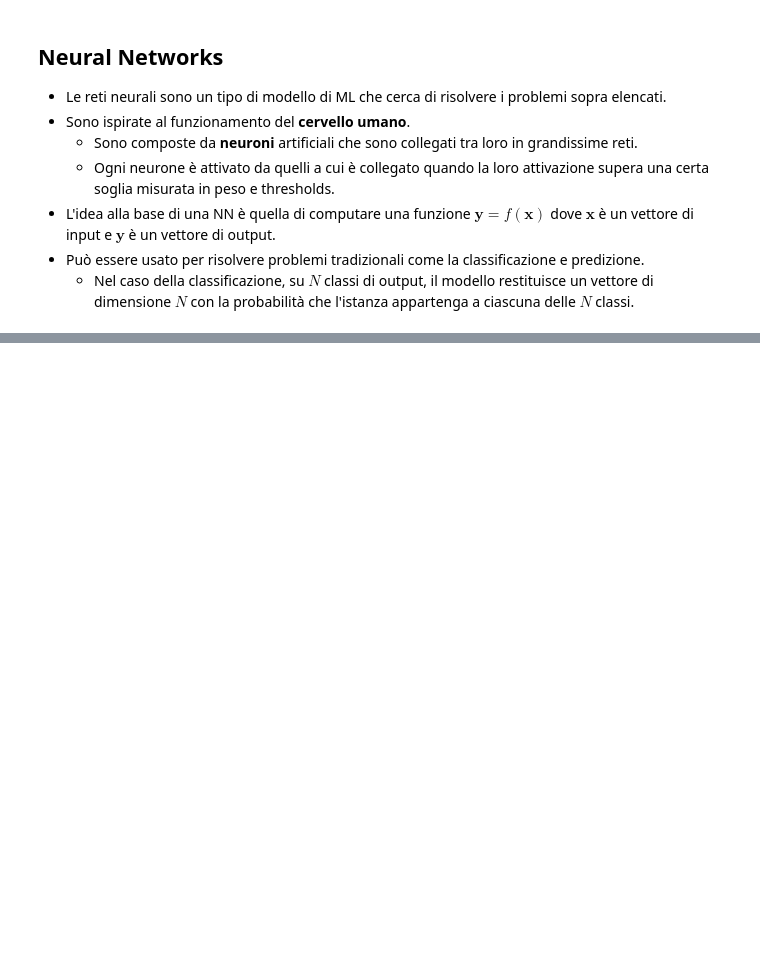
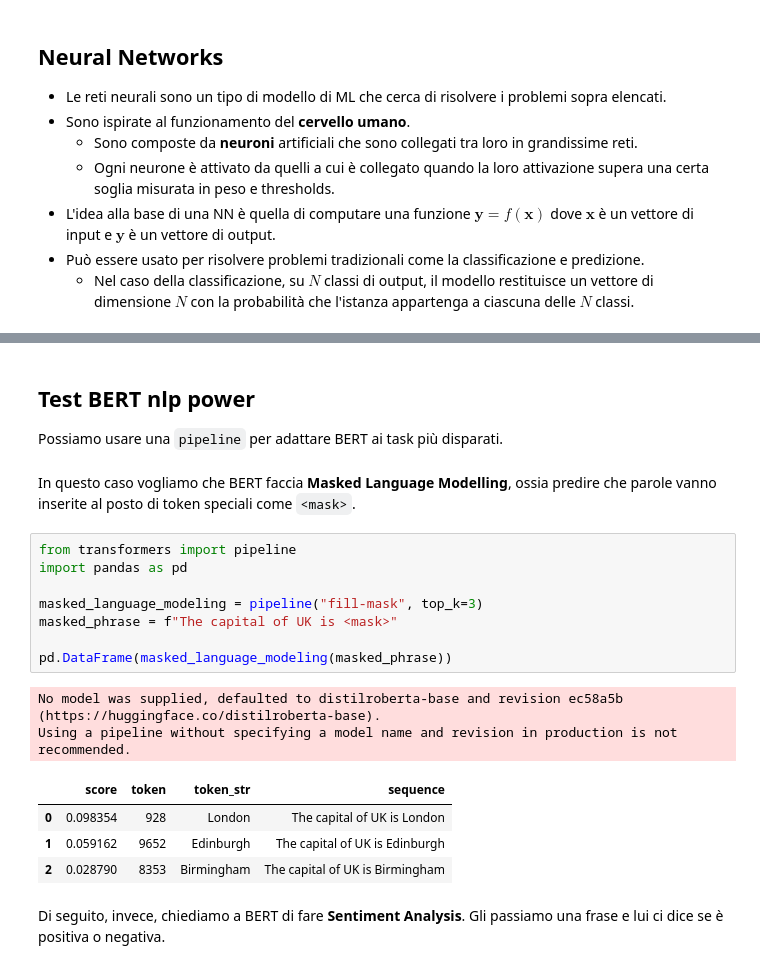
Before and after one commit to paniniDot/dataintensive-lectures, a Jupyter notebook: neural_networks.ipynb, the cells around one changed output, grey strips where cells are left out. Drawn from its saved outputs; the diff is of its cells as text; blank space fills up the shorter version.

```diff
--- a/neural_networks.ipynb
+++ b/neural_networks.ipynb
@@ -347,0 +507,22 @@ Vediamo ad esempio che
+# %% [markdown]
+## Test BERT nlp power
+Possiamo usare una `pipeline` per adattare BERT ai task più disparati.
+# %% [markdown]
+In questo caso vogliamo che BERT faccia **Masked Language Modelling**, ossia predire che parole vanno inserite al posto di token speciali come `<mask>`.
+# %%
+from transformers import pipeline
+import pandas as pd
+
+masked_language_modeling = pipeline("fill-mask", top_k=3)
+masked_phrase = f"The capital of UK is <mask>"
+
+pd.DataFrame(masked_language_modeling(masked_phrase))
+# %% [output]
+No model was supplied, defaulted to distilroberta-base and revision ec58a5b (https://huggingface.co/distilroberta-base).
+Using a pipeline without specifying a model name and revision in production is not recommended.
+|  | score | token | token_str | sequence |
+| 0 | 0.098354 | 928 | London | The capital of UK is London |
+| 1 | 0.059162 | 9652 | Edinburgh | The capital of UK is Edinburgh |
+| 2 | 0.028790 | 8353 | Birmingham | The capital of UK is Birmingham |
+# %% [markdown]
+Di seguito, invece, chiediamo a BERT di fare **Sentiment Analysis**. Gli passiamo una frase e lui ci dice se è positiva o negativa.
```
Also changed, not shown: parts of 30 cells of this notebook, 9 other files.
